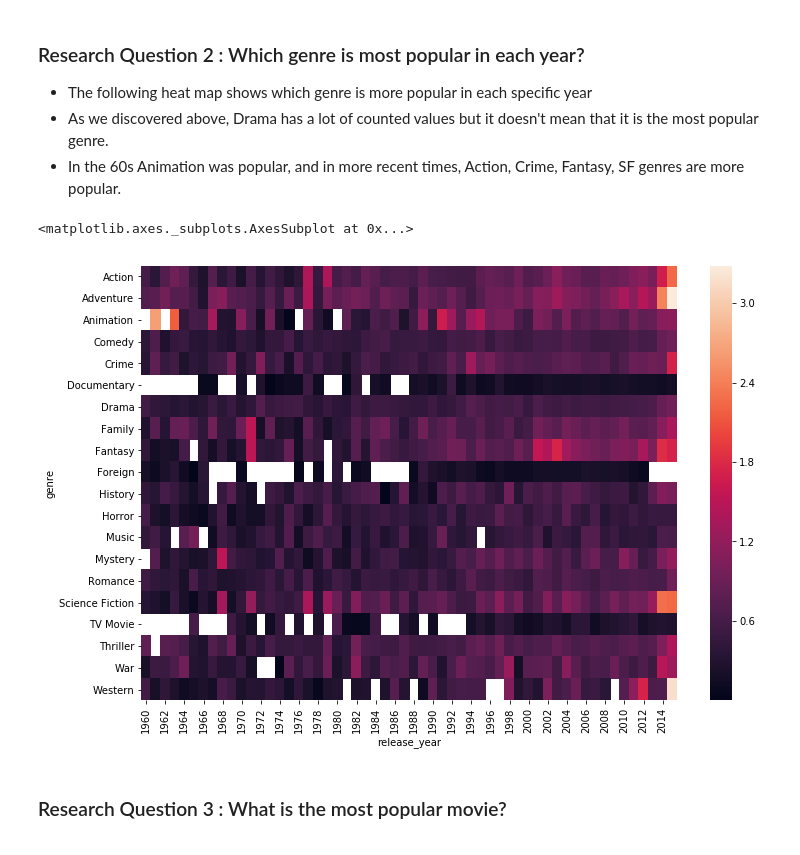
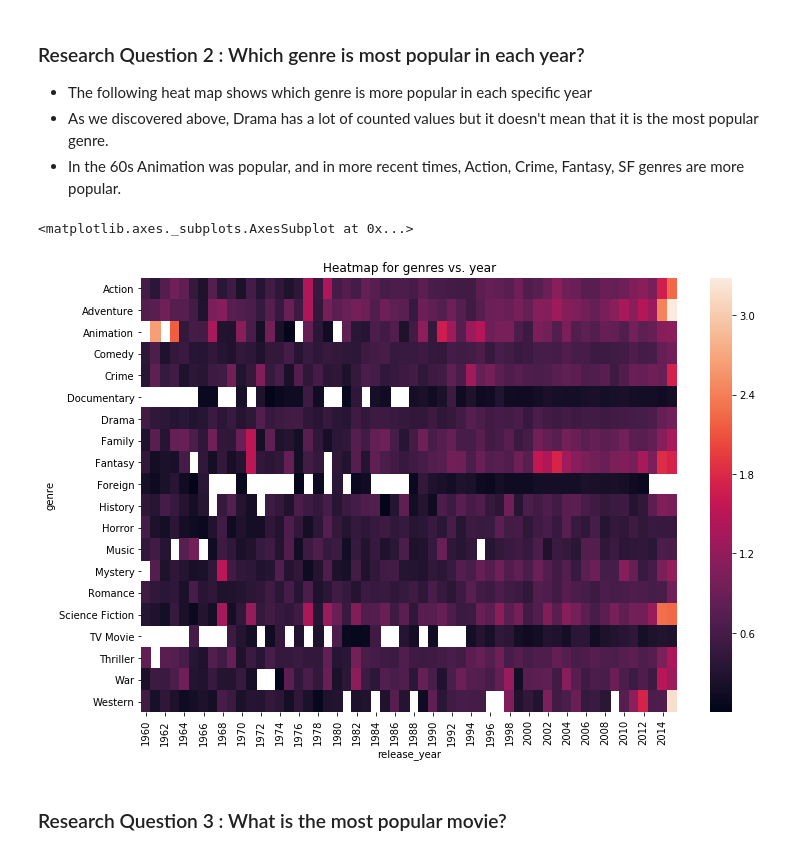
Before and after one commit to Hyunjin89/Analyzing-TMDB-movie-dataset, a Jupyter notebook: Investigate a TMDb movie dataset.ipynb, the cells around one changed output. Saved outputs shown, nothing was run; the diff lists cells and outputs as text; code cells hidden in the pictures.

```diff
--- a/Investigate a TMDb movie dataset.ipynb
+++ b/Investigate a TMDb movie dataset.ipynb
@@ -171,10 +171,11 @@ plt.show()
 # %%
 h = merged_df.pivot_table(index='genre', columns='release_year',values='popularity')
 plt.figure(figsize=(12,8))
+plt.title('Heatmap for genres vs. year')
 sns.heatmap(h)
 # %% [output]
 <matplotlib.axes._subplots.AxesSubplot at 0x...>
-[figure, old version]
+[figure, new version]
 # %% [markdown]
 ### Research Question 3 : What is the most popular movie?
 # %% [markdown]
```
Also changed, not shown: parts of 8 cells of this notebook.
